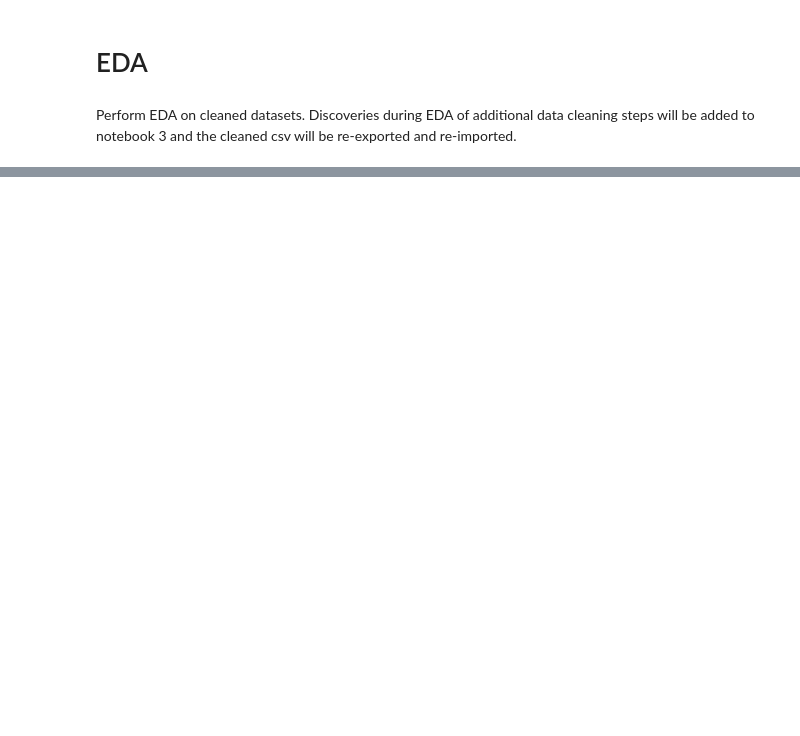
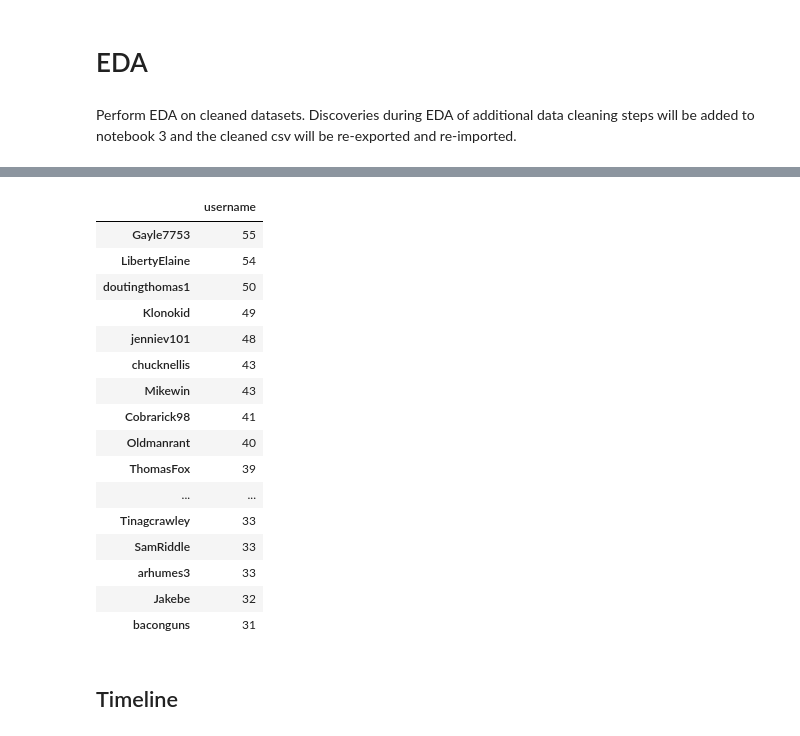
Before and after one commit to cassidycm/parler-ideologies, a Jupyter notebook: 04_EDA.ipynb, the cells around one changed output, grey strips where cells are left out. Drawn from its saved outputs; the diff is of its cells as text; code cells hidden in the pictures; blank space fills up the shorter version.

```diff
--- a/04_EDA.ipynb
+++ b/04_EDA.ipynb
@@ -18,0 +63,3 @@ for i in numeric_cols:
+# %%
+num_posts = pd.DataFrame(creator_df['username'].value_counts())
+num_posts
@@ -18,0 +80,22 @@ for i in numeric_cols:
+# %%
+num_posts[num_posts['username'] > 30]
+# %% [output]
+|  | username |
+| Gayle7753 | 55 |
+| LibertyElaine | 54 |
+| doutingthomas1 | 50 |
+| Klonokid | 49 |
+| jenniev101 | 48 |
+| chucknellis | 43 |
+| Mikewin | 43 |
+| Cobrarick98 | 41 |
+| Oldmanrant | 40 |
+| ThomasFox | 39 |
+| ... | ... |
+| Tinagcrawley | 33 |
+| SamRiddle | 33 |
+| arhumes3 | 33 |
+| Jakebe | 32 |
+| baconguns | 31 |
+# %% [markdown]
+## Timeline
```
Also changed, not shown: parts of 10 cells of this notebook, 7 other files.
